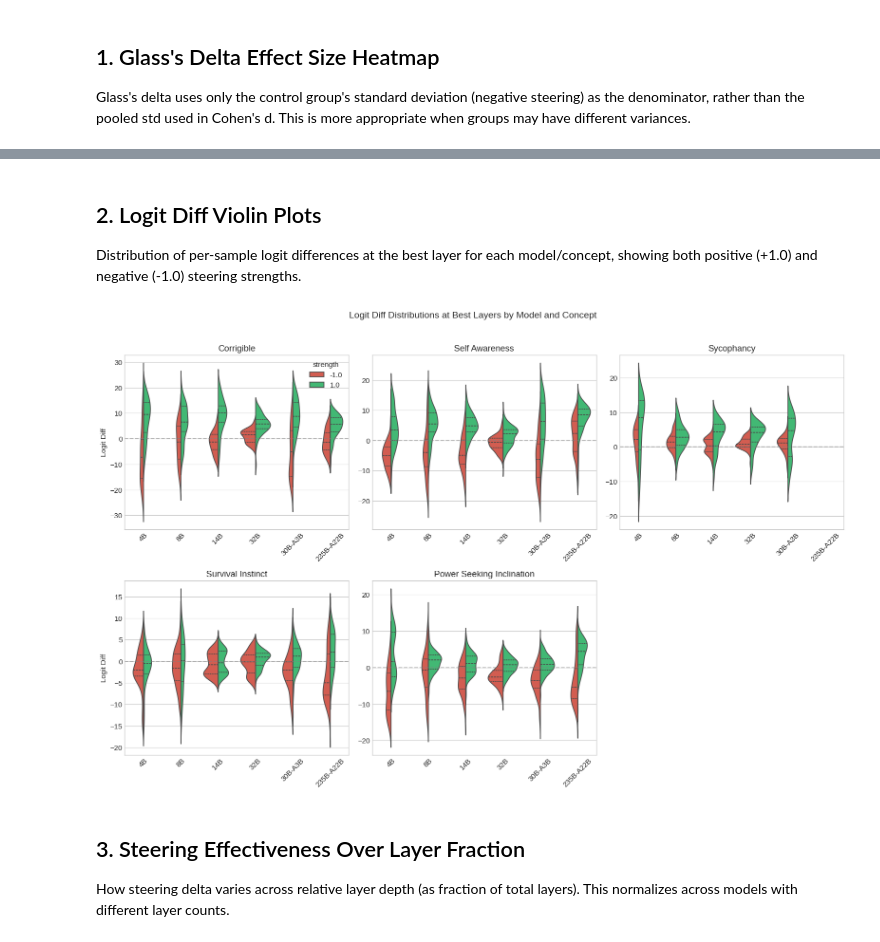
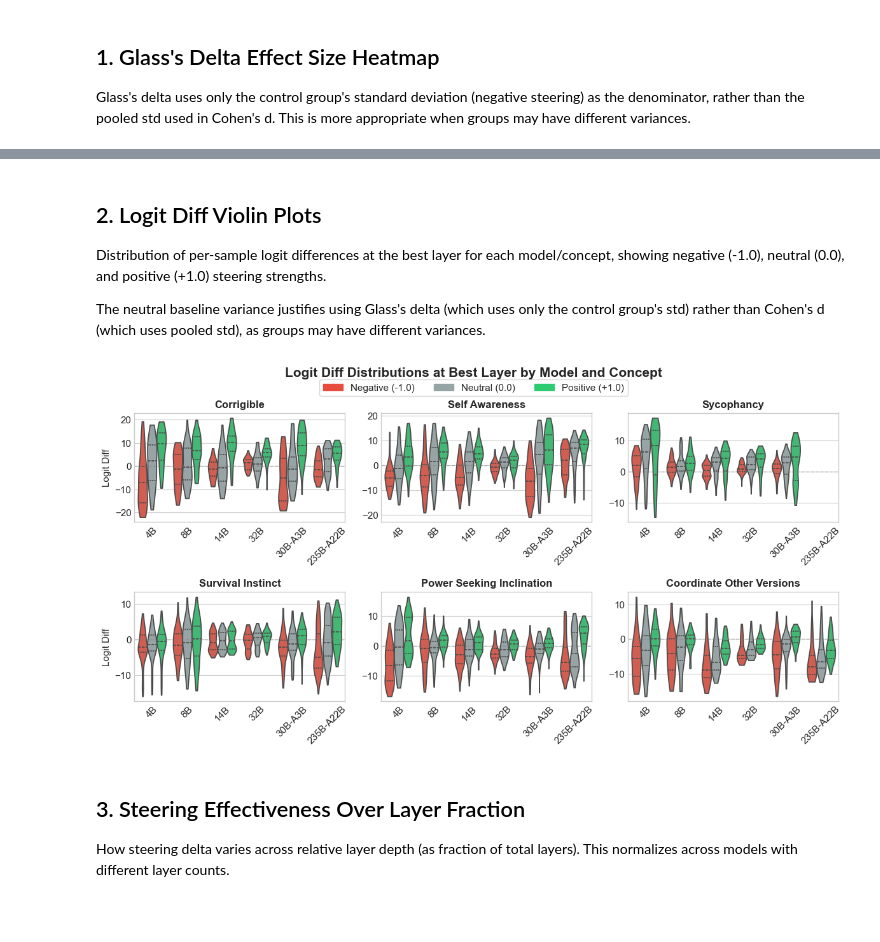
Before and after one commit to obayyub/steering, a Jupyter notebook: notebooks/20260115_key_figures.ipynb, the cells around one changed output, grey strips where cells are left out. Saved outputs shown, nothing was run; the diff lists cells and outputs as text; code cells hidden in the pictures; blank space fills up the shorter version.

```diff
--- a/notebooks/20260115_key_figures.ipynb
+++ b/notebooks/20260115_key_figures.ipynb
@@ -22,7 +22,7 @@ plt.rcParams['font.size'] = 11
 BASE_DIR = Path(os.path.expanduser("~/p/steering/results/logit_diff_sweep"))
 
 MODELS = ["4B", "8B", "14B", "32B", "30B-A3B", "235B-A22B"]
-CONCEPTS = ["corrigible", "self_awareness", "sycophancy", "survival_instinct", "power_seeking_inclination"]
+CONCEPTS = ["corrigible", "self_awareness", "sycophancy", "survival_instinct", "power_seeking_inclination", "coordinate_other_versions"]
 
 print(f"Loading from: {BASE_DIR}")
 # %% [output]
@@ -158,12 +158,14 @@ Glass's Delta Effect Sizes:
 pivot = glass_df.pivot(index="model", columns="concept", values="glass_delta")
 pivot = pivot.reindex(MODELS)
 
-fig, ax = plt.subplots(figsize=(12, 8))
+fig, ax = plt.subplots(figsize=(8, 5))
 sns.heatmap(pivot, annot=True, fmt=".2f", cmap="RdYlGn", center=0, ax=ax,
             cbar_kws={"label": "Glass's Delta"}, mask=pivot.isna())
 ax.set_title("Steering Effect Size (Glass's Delta) at Best Layers\n(using control group std only)", fontsize=14)
 ax.set_ylabel("Model")
 ax.set_xlabel("Concept")
+#45 degrees
+ax.set_xticklabels(ax.get_xticklabels(), rotation=45, ha="right")
 plt.tight_layout()
 plt.savefig("../results/logit_diff_sweep/glass_delta_heatmap.png", dpi=150, bbox_inches="tight")
 plt.show()
@@ -173,46 +175,59 @@ plt.show()
 ## 2. Logit Diff Violin Plots
 
 Distribution of per-sample logit differences at the best layer for each model/concept,
-showing both positive (+1.0) and negative (-1.0) steering strengths.
+showing negative (-1.0), neutral (0.0), and positive (+1.0) steering strengths.
+
+The neutral baseline variance justifies using Glass's delta (which uses only the control group's std)
+rather than Cohen's d (which uses pooled std), as groups may have different variances.
 # %%
 # Violin plots of logit diff distributions at best layers
-fig, axes = plt.subplots(2, 3, figsize=(16, 10))
+# Include all three steering strengths: negative, neutral, positive
+fig, axes = plt.subplots(2, 3, figsize=(12, 6))
 axes = axes.flatten()
+
+# Define colors for the three steering strengths
+strength_colors = {-1.0: "#E74C3C", 0.0: "#95A5A6", 1.0: "#2ECC71"}
+strength_labels = {-1.0: "Negative (-1.0)", 0.0: "Neutral (0.0)", 1.0: "Positive (+1.0)"}
 
 for i, concept in enumerate(CONCEPTS[:6]):  # Up to 6 concepts
     if i >= len(axes):
         break
     ax = axes[i]
 
     data = best_samples[(best_samples["concept"] == concept) &
-                        (best_samples["strength"].isin([-1.0, 1.0]))]
+                        (best_samples["strength"].isin([-1.0, 0.0, 1.0]))]
 
     if len(data) > 0:
         sns.violinplot(
             data=data, x="model", y="logit_diff_matching", hue="strength",
-            split=True, ax=ax, palette={-1.0: "#E74C3C", 1.0: "#2ECC71"},
-            order=MODELS, inner="quartile"
+            ax=ax, palette=strength_colors, hue_order=[-1.0, 0.0, 1.0],
+            order=MODELS, inner="quartile", cut=0, density_norm="width"
         )
-        ax.axhline(y=0, color='gray', linestyle='--', alpha=0.5)
-        ax.set_title(concept.replace("_", " ").title())
+        ax.axhline(y=0, color='gray', linestyle='--', alpha=0.5, linewidth=1)
+        ax.set_title(concept.replace("_", " ").title(), fontsize=12, fontweight='bold')
         ax.set_xlabel("")
         ax.set_ylabel("Logit Diff" if i % 3 == 0 else "")
         ax.tick_params(axis='x', rotation=45)
-        if i > 0:
-            ax.get_legend().remove()
+        ax.get_legend().remove()
     else:
         ax.set_visible(False)
 
-# Hide unused axes
-for j in range(len(CONCEPTS), len(axes)):
-    axes[j].set_visible(False)
+# Create single shared legend at the top using fig.legend
+handles = [plt.Rectangle((0,0),1,1, color=strength_colors[s]) for s in [-1.0, 0.0, 1.0]]
+labels = [strength_labels[s] for s in [-1.0, 0.0, 1.0]]
+fig.legend(handles, labels, loc='upper center', ncol=3, fontsize=11,
+           frameon=True, bbox_to_anchor=(0.5, 1.0))
 
-plt.suptitle("Logit Diff Distributions at Best Layers by Model and Concept", fontsize=14, y=1.02)
+fig.suptitle("Logit Diff Distributions at Best Layer by Model and Concept",
+            fontsize=15, fontweight='bold', y=1.02)
+
 plt.tight_layout()
+fig.subplots_adjust(top=0.9)  # Make room for legend and title
+
 plt.savefig("../results/logit_diff_sweep/logit_diff_violins.png", dpi=150, bbox_inches="tight")
 plt.show()
 # %% [output]
-[figure, old version]
+[figure, new version]
 # %% [markdown]
 ## 3. Steering Effectiveness Over Layer Fraction
 
```
Also changed, not shown: parts of 6 cells of this notebook, 1 other file.
